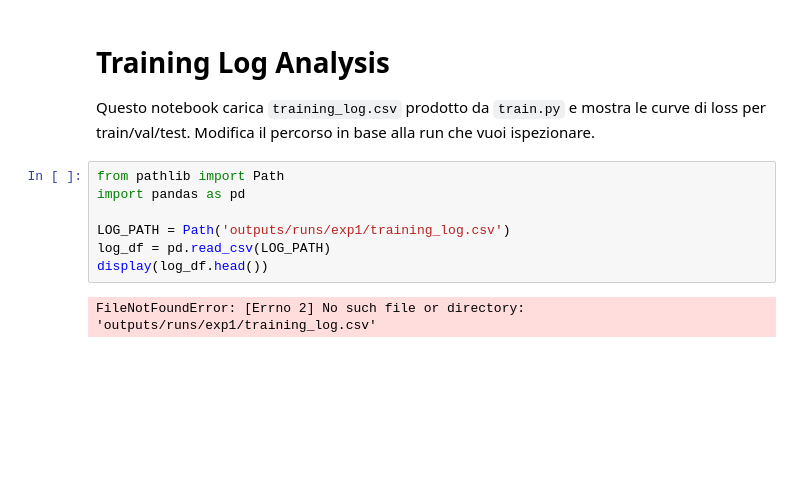
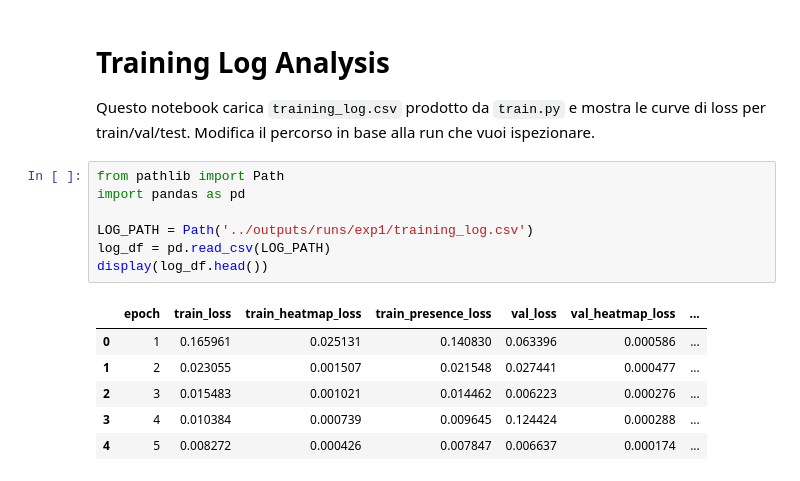
Before and after one commit to dandarm/Demetra, a Jupyter notebook: notebooks/training_log_analysis.ipynb, the cells around one changed output. Saved outputs shown, nothing was run; the diff lists cells and outputs as text; blank space fills up the shorter version.

```diff
--- a/notebooks/training_log_analysis.ipynb
+++ b/notebooks/training_log_analysis.ipynb
@@ -4,12 +4,17 @@ Questo notebook carica `training_log.csv` prodotto da `train.py` e mostra le cur
 # %%
 from pathlib import Path
 import pandas as pd
 
-LOG_PATH = Path('outputs/runs/exp1/training_log.csv')
+LOG_PATH = Path('../outputs/runs/exp1/training_log.csv')
 log_df = pd.read_csv(LOG_PATH)
 display(log_df.head())
 # %% [output]
-FileNotFoundError: [Errno 2] No such file or directory: 'outputs/runs/exp1/training_log.csv'
+|  | epoch | train_loss | train_heatmap_loss | train_presence_loss | val_loss | val_heatmap_loss | ... |
+| 0 | 1 | 0.165961 | 0.025131 | 0.140830 | 0.063396 | 0.000586 | ... |
+| 1 | 2 | 0.023055 | 0.001507 | 0.021548 | 0.027441 | 0.000477 | ... |
+| 2 | 3 | 0.015483 | 0.001021 | 0.014462 | 0.006223 | 0.000276 | ... |
+| 3 | 4 | 0.010384 | 0.000739 | 0.009645 | 0.124424 | 0.000288 | ... |
+| 4 | 5 | 0.008272 | 0.000426 | 0.007847 | 0.006637 | 0.000174 | ... |
 # %%
 import matplotlib.pyplot as plt
 
```
Also changed, not shown: parts of 1 cell of this notebook, 3 other files.
